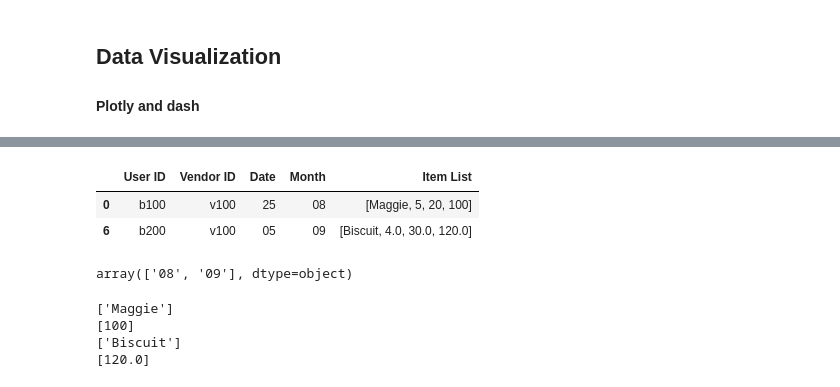
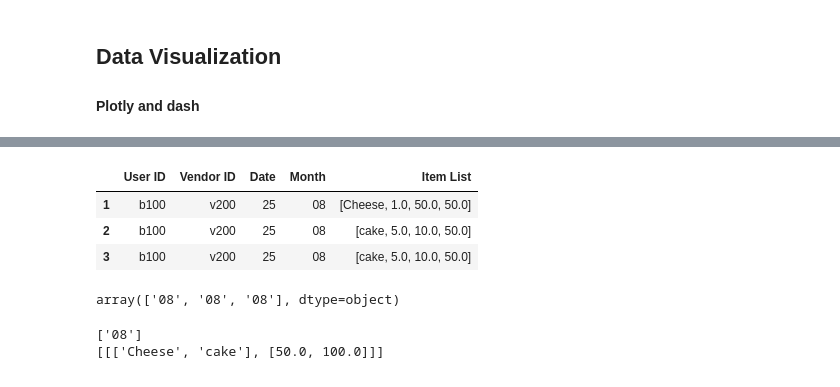
Before and after one commit to cp99says/BYTE-PYPERS-HAB59, a Jupyter notebook: Data Analysis/hab 59 data visuaization.ipynb, the cells around one changed output, grey strips where cells are left out. Cells and saved outputs as stored; diff of their text form; code cells hidden in the pictures.

Commit message:
Getting appropriate lists for Data Analysis

```diff
--- a/Data Analysis/hab 59 data visuaization.ipynb
+++ b/Data Analysis/hab 59 data visuaization.ipynb
@@ -251,16 +251,17 @@ pie_plot_items_listed('v100')
 [interactive output not drawn]
 # %%
 transaction = userdata.groupby('Vendor ID')
-transaction_vendor=transaction.get_group('v100')
+transaction_vendor=transaction.get_group('v200')
 transaction_vendor.head()
 # %% [output]
 |  | User ID | Vendor ID | Date | Month | Item List |
-| 0 | b100 | v100 | 25 | 08 | [Maggie, 5, 20, 100] |
-| 6 | b200 | v100 | 05 | 09 | [Biscuit, 4.0, 30.0, 120.0] |
+| 1 | b100 | v200 | 25 | 08 | [Cheese, 1.0, 50.0, 50.0] |
+| 2 | b100 | v200 | 25 | 08 | [cake, 5.0, 10.0, 50.0] |
+| 3 | b100 | v200 | 25 | 08 | [cake, 5.0, 10.0, 50.0] |
 # %%
 transaction_vendor['Month'].values
 # %% [output]
-array(['08', '09'], dtype=object)
+array(['08', '08', '08'], dtype=object)
 # %%
 m=['01','02','03','04','05','06','07','08','09','10','11','12']
 m_names=['January','February','March','April','May','June','July','August','September',
@@ -288,12 +300,15 @@ monthly.head()
 monthly_sales=monthly.get_group('08')
 monthly_sales.head()
 vendor_sold_items=[]
-vendor_sold_price=[]
+final_vendor_sold_items=[]
+print(available_month)
 for i in available_month:
     monthly_sales=monthly.get_group(i)
-    a,b=monthly_analysis_vendor(monthly_sales)
+    a=monthly_analysis_vendor(monthly_sales)
+    vendor_sold_items.append(a)
+
+
+print(vendor_sold_items)
 # %% [output]
-['Maggie']
-[100]
-['Biscuit']
-[120.0]
+['08']
+[[['Cheese', 'cake'], [50.0, 100.0]]]
```
Also changed, not shown: parts of 1 cell of this notebook.
